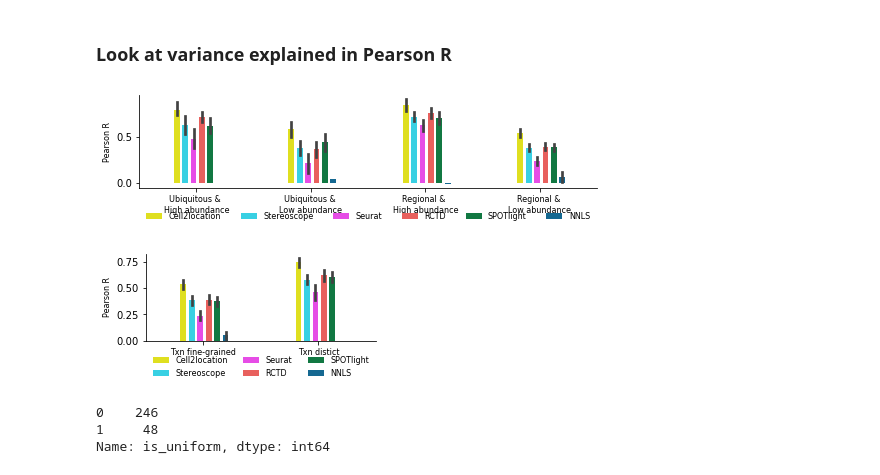
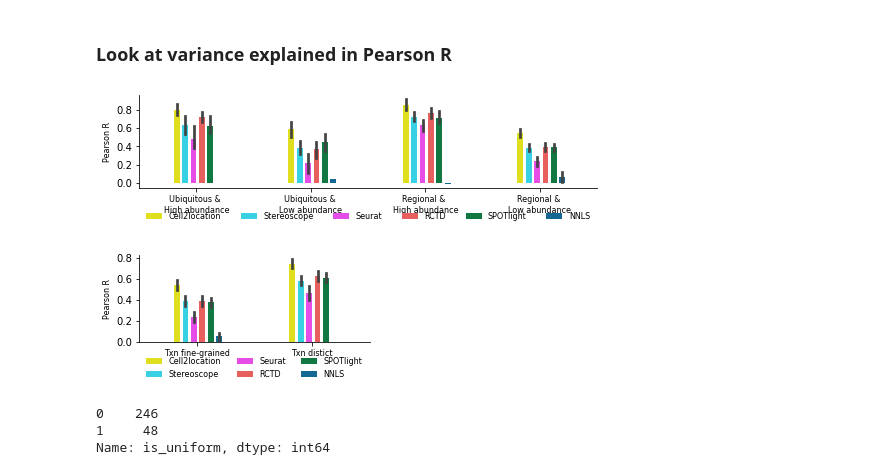
Before and after one commit to vitkl/cell2location_paper, a Jupyter notebook: notebooks/benchmarking/Fig1BCDE_FigS1S2S3_synthetic_data_improved_revision4_plots.ipynb, the cells around one changed output. Drawn from its saved outputs; the diff is of its cells as text; code cells hidden in the pictures.

Commit message:
updatedc Pearson R bar plot

```diff
--- a/notebooks/benchmarking/Fig1BCDE_FigS1S2S3_synthetic_data_improved_revision4_plots.ipynb
+++ b/notebooks/benchmarking/Fig1BCDE_FigS1S2S3_synthetic_data_improved_revision4_plots.ipynb
@@ -1438,37 +1438,37 @@ def plot_boxplot_prc(x, y="value", n_leged_col=6):
     plt.xticks(size=8, ha='center');
     # lgnd = plt.legend(loc='center left', bbox_to_anchor=(1.04, 0.5), ncol=1,
     #            fontsize=15, frameon=False);
 
     lgnd = plt.legend(loc='center', bbox_to_anchor=(0, -0.45,  1, 0.3), mode='expand', ncol=n_leged_col,
                fontsize=8, frameon=False);
 
     # for handle in lgnd.legendHandles:
     #     handle.set_height(20)
     #     handle.set_width(40)
     #     handle.set_y(-4)
     #
     plt.tight_layout();
 
     g.spines['right'].set_visible(False)
     g.spines['top'].set_visible(False)
 
-    # ax = plt.gca()
-    # ax.set_xticks(ax.get_xticks() + 0.4)
+    ax = plt.gca()
+    ax.set_yticks([0, 0.2, 0.4, 0.6, 0.8])
     # plt.savefig(fig_path + '/barplot_by_category_with_label.pdf', bbox_inches='tight')
 
 
 plt.figure(figsize=(7.25, 2.2))
 plot_boxplot_prc('Fig1_categories', n_leged_col=6)
 plt.savefig(fig_path + '/barplot_Fig1_abundance_categories_Pearson_R.pdf', bbox_inches='tight')
 plt.show()
 
 plt.figure(figsize=(4., 2.2))
 plot_boxplot_prc('Fig1_txn_categories', n_leged_col=3)
 plt.savefig(fig_path + '/barplot_Fig1_txn_categories_Pearson_R.pdf', bbox_inches='tight')
 plt.show()
 # %% [output]
-[figure, old version]
+[figure, new version]
-[figure, old version]
+[figure, new version]
 # %%
 pr_data_values['is_uniform'].value_counts()
 # %% [output]
```
Also changed, not shown: 2 other files.
